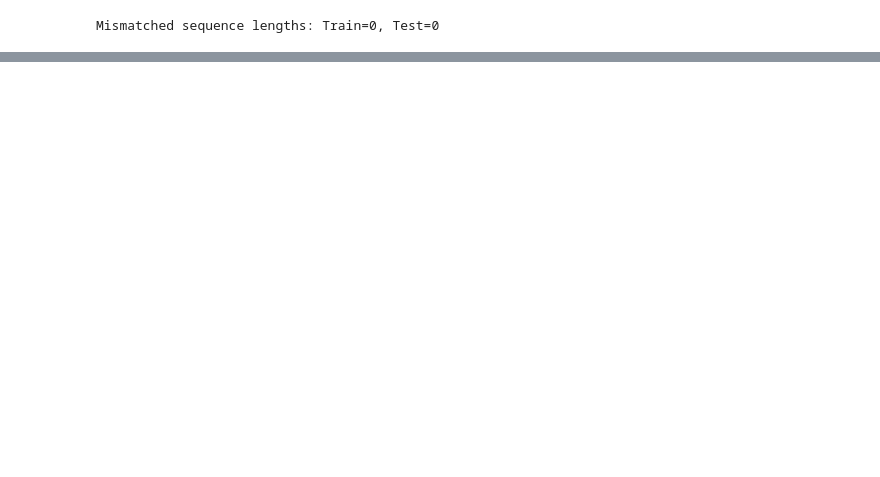
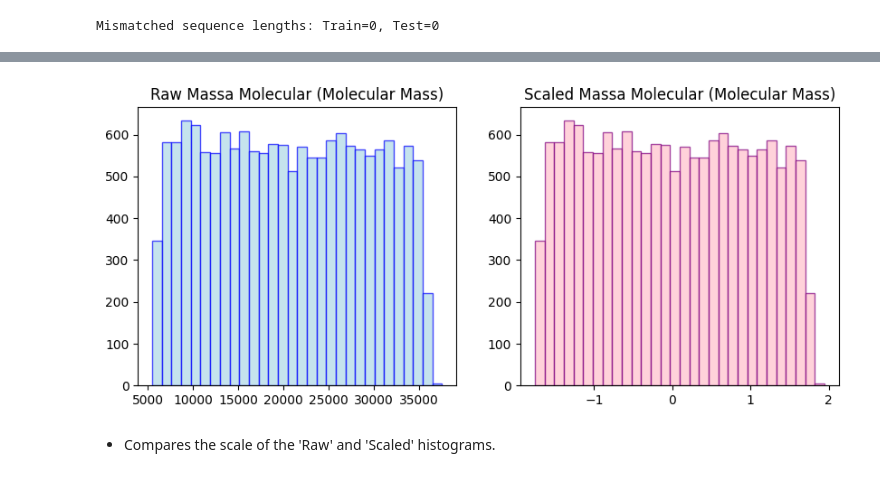
Before and after one commit to ClarissaTerrones/ProjectTempate, a Jupyter notebook: Train/Data Cleaning Machine Learning.ipynb, the cells around one changed output, grey strips where cells are left out. Drawn from its saved outputs; the diff is of its cells as text; code cells hidden in the pictures; blank space fills up the shorter version.

```diff
--- a/Train/Data Cleaning Machine Learning.ipynb
+++ b/Train/Data Cleaning Machine Learning.ipynb
@@ -119,0 +135,14 @@ title2 = plt.title("Scaled Massa Molecular (Molecular Mass)")
+# %%
+# visualization of scaling effect
+plt.figure(figsize=(10,4))
+plt.subplot(1,2,1)
+plt.hist(train['Massa_Molecular'], bins=30, color='lightblue', alpha=0.7, edgecolor='blue')
+title1 = plt.title("Raw Massa Molecular (Molecular Mass)")
+
+plt.subplot(1,2,2)
+plt.hist(train_scaled['Massa_Molecular'], bins=30, color='pink', alpha=0.7, edgecolor='purple')
+title2 = plt.title("Scaled Massa Molecular (Molecular Mass)")
+# %% [output]
+[figure, added]
+# %% [markdown]
+- Compares the scale of the 'Raw' and 'Scaled' histograms.
```
Also changed, not shown: parts of 7 cells of this notebook.
